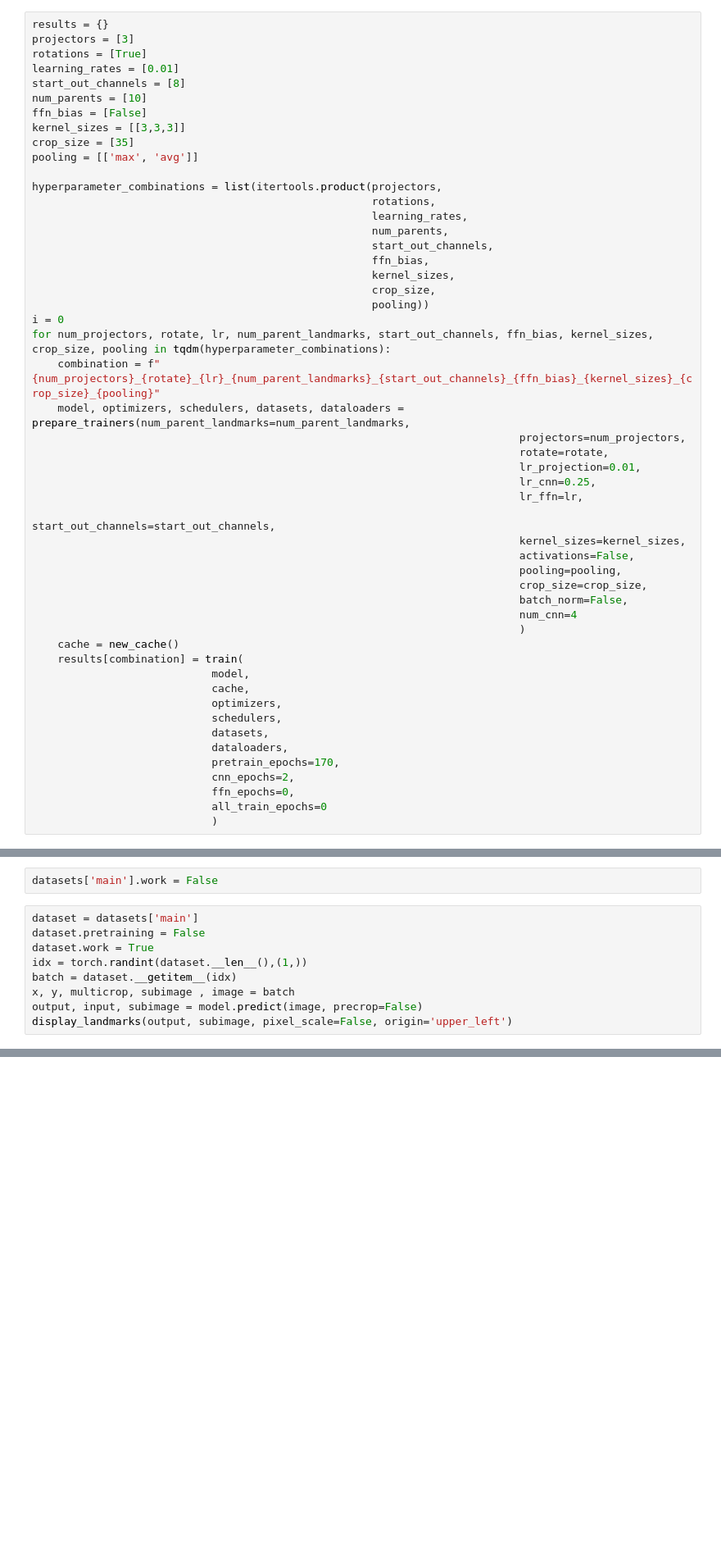
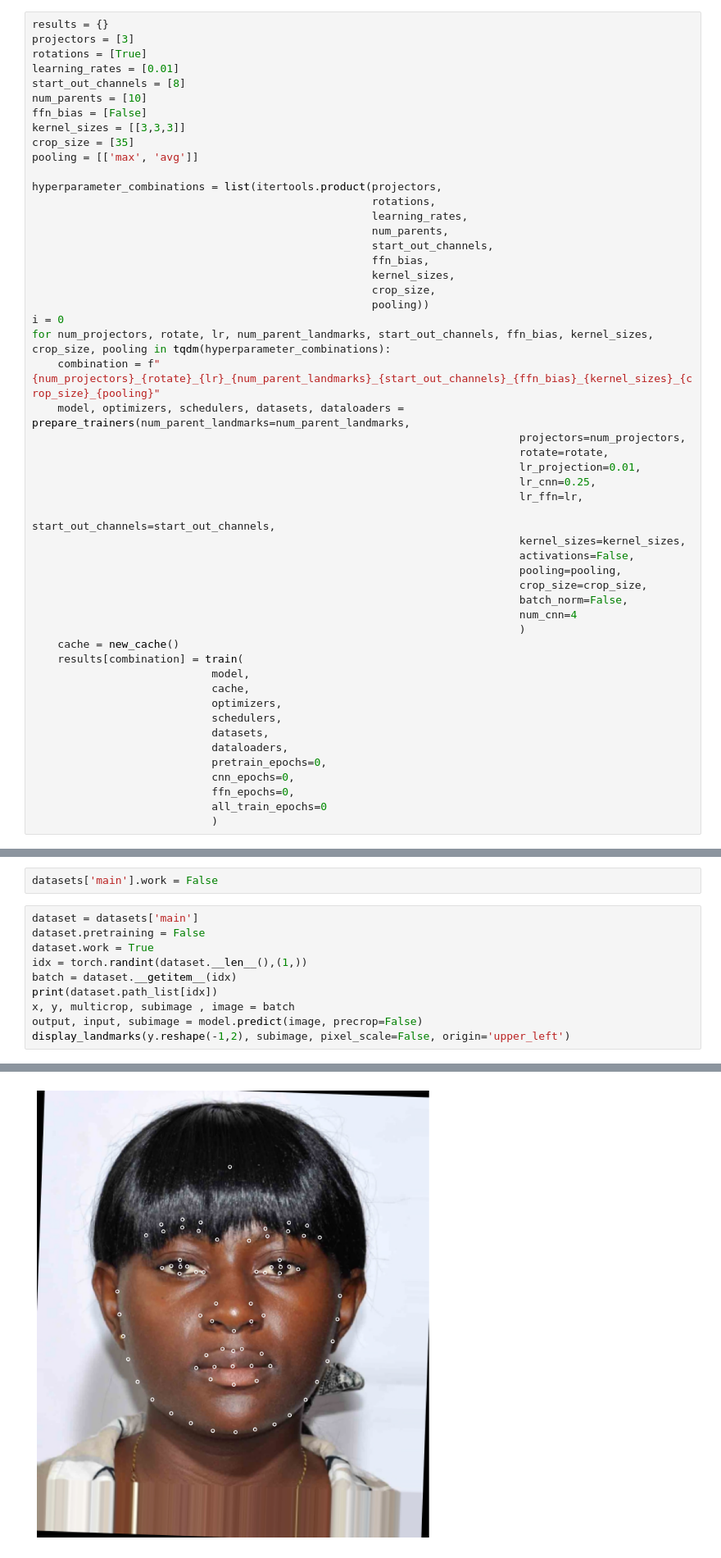
Before and after one commit to JaroslavTrnka1/facelandmarks, a Jupyter notebook: train.ipynb, the cells around one changed output, grey strips where cells are left out. Shown at 82% size. Drawn from its saved outputs; the diff is of its cells as text; blank space fills up the shorter version.

Commit message:
modified:   cropping.py 	modified:   face_dataset.py 	modified:   landmarks_utils.py 	modified:   train.ipynb 	modified:   training.py

```diff
--- a/train.ipynb
+++ b/train.ipynb
@@ -71,8 +69,8 @@ for num_projectors, rotate, lr, num_parent_landmarks, start_out_channels, ffn_bi
                             schedulers,
                             datasets,
                             dataloaders,
-                            pretrain_epochs=170,
-                            cnn_epochs=2,
+                            pretrain_epochs=0,
+                            cnn_epochs=0,
                             ffn_epochs=0,
                             all_train_epochs=0
                             )
@@ -94,6 +88,8 @@ dataset.pretraining = False
 dataset.work = True
 idx = torch.randint(dataset.__len__(),(1,))
 batch = dataset.__getitem__(idx)
+print(dataset.path_list[idx])
 x, y, multicrop, subimage , image = batch
 output, input, subimage = model.predict(image, precrop=False)
-display_landmarks(output, subimage, pixel_scale=False, origin='upper_left')
+display_landmarks(y.reshape(-1,2), subimage, pixel_scale=False, origin='upper_left')
+# %% [output]
@@ -100,3 +97,4 @@ display_landmarks(output, subimage, pixel_scale=False, origin='upper_left')
+[figure, added]
 # %%
 results[combination] = train(
                         model,
```
Also changed, not shown: parts of 5 cells of this notebook, 4 other files.
